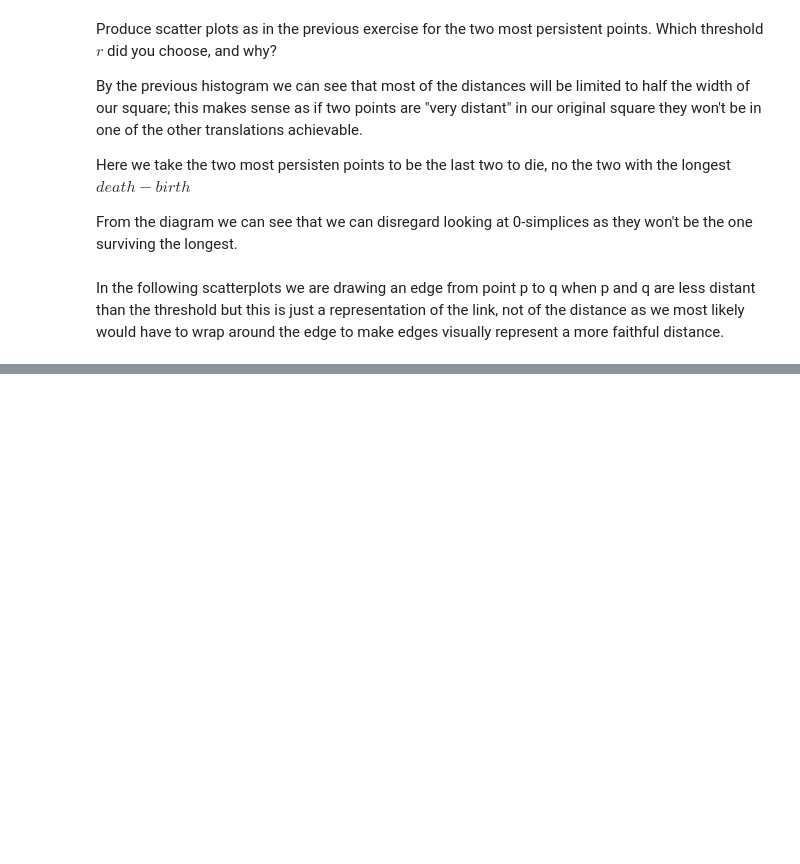
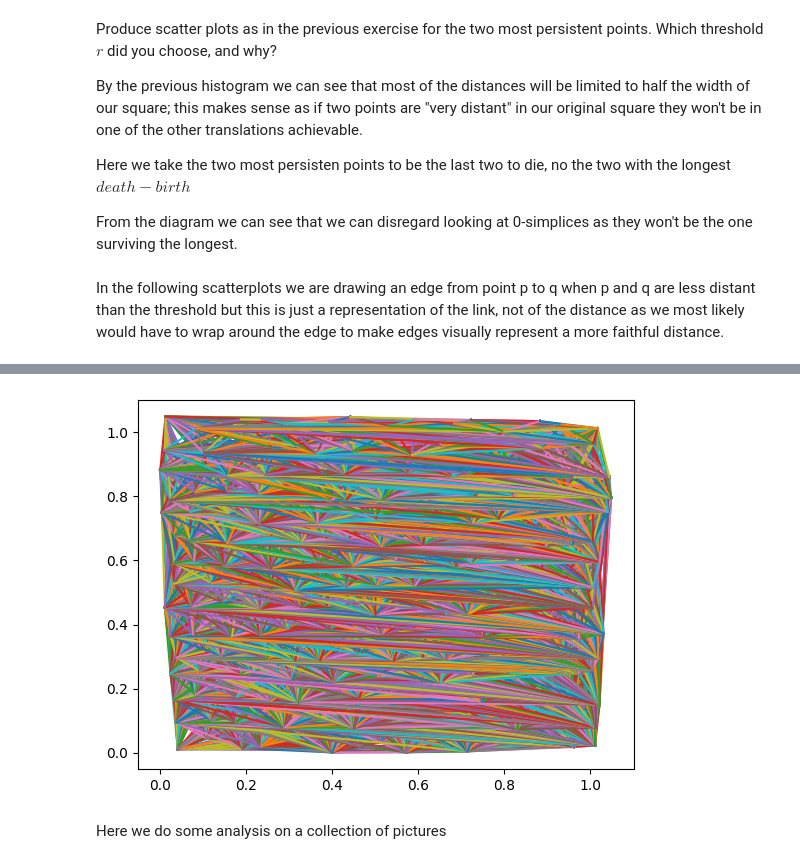
Before and after one commit to edoput/topological-data-analysis, a Jupyter notebook: circular coordinates.ipynb, the cells around one changed output, grey strips where cells are left out. Drawn from its saved outputs; the diff is of its cells as text; code cells hidden in the pictures; blank space fills up the shorter version.

```diff
--- a/circular coordinates.ipynb
+++ b/circular coordinates.ipynb
@@ -491,5 +498,5 @@ scatter_cocycle(distances, X, a, np.infty)  # we did ART!
 # %%
 %%space flat-torus
 
-%timeit scatter_cocycle(distances, X, b, 0.05)
+scatter_cocycle(distances, X, b, threshold)
 # %% [output]
@@ -496,0 +503 @@ scatter_cocycle(distances, X, a, np.infty)  # we did ART!
+[figure, added]
@@ -500,0 +504,2 @@ scatter_cocycle(distances, X, a, np.infty)  # we did ART!
+# %% [markdown]
+Here we do some analysis on a collection of pictures
```
Also changed, not shown: parts of 26 cells of this notebook.
